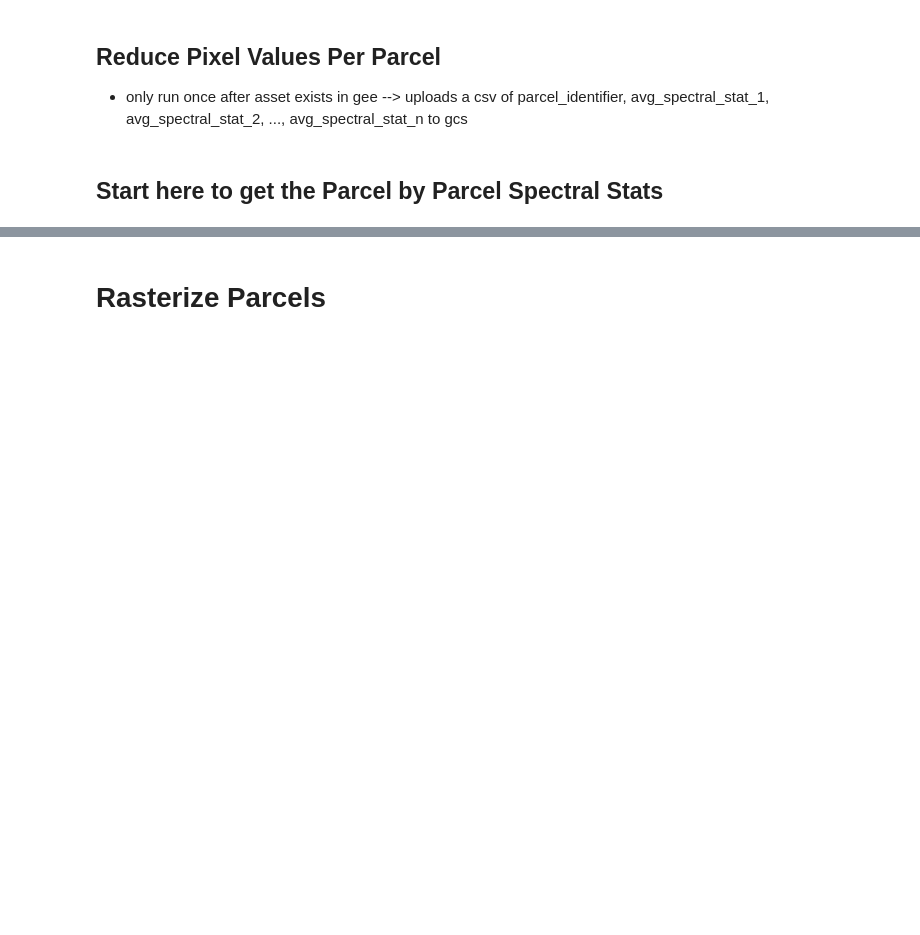
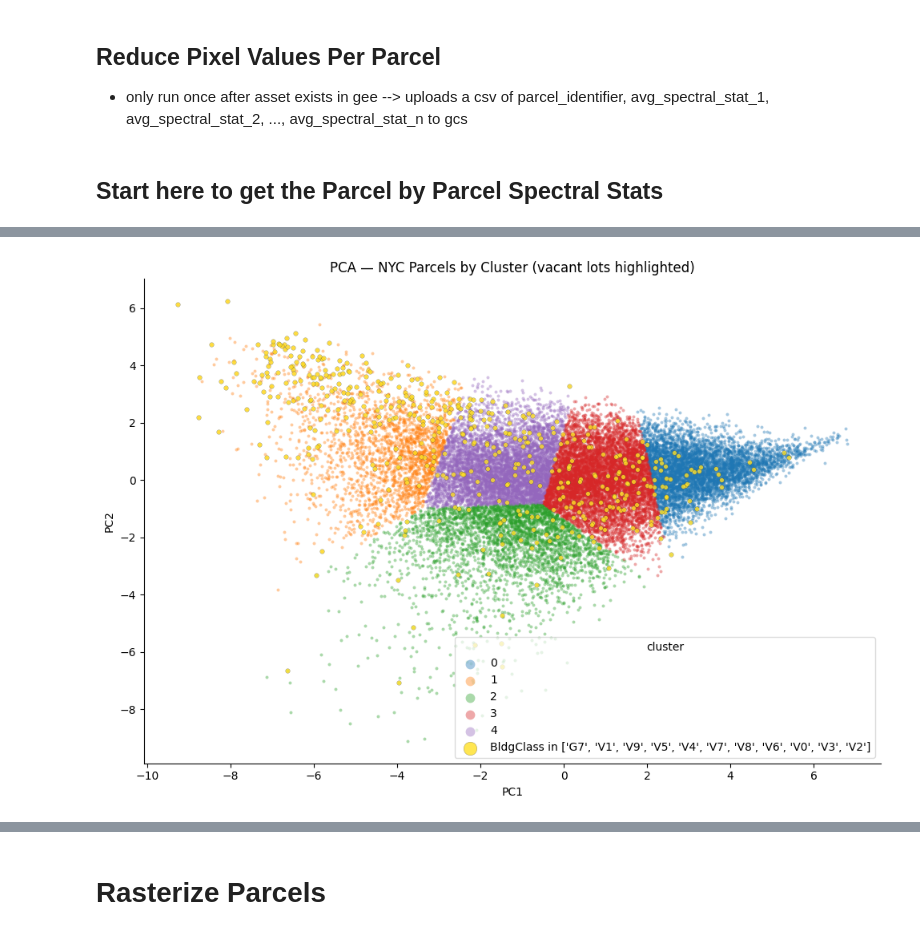
Before and after one commit to poltergeistjoya/Vacant_Lot_Detection, a Jupyter notebook: EDA/01_cluster_lots.ipynb, the cells around one changed output, grey strips where cells are left out. Saved outputs shown, nothing was run; the diff lists cells and outputs as text; code cells hidden in the pictures; blank space fills up the shorter version.

```diff
--- a/EDA/01_cluster_lots.ipynb
+++ b/EDA/01_cluster_lots.ipynb
@@ -130,5 +131,7 @@ spectral_df
 # %%
-mappluto_features = sampled_gdf[["BBL", f"{CONFIG.parcel.landuse_column}", "geometry", "geom_perimeter_epsg32618", "area_m2_epsg32618"]].copy()
+epsg_tag = CONFIG.raster.output_crs.replace(":", "").lower()
+
+mappluto_features = sampled_gdf[["BBL", f"{CONFIG.parcel.landuse_column}", "geometry", f"geom_perimeter_{epsg_tag}", f"area_m2_{epsg_tag}"]].copy()
 mappluto_features.head()
 # %%
 # spectral only clustering
@@ -151,5 +176,5 @@ merged_df
 # %%
-plot_pca(
+_ = plot_pca(
     df=merged_df,
     output_dir=CONFIG.get_figures_dir(),
     color_col="cluster",
@@ -157,3 +182,4 @@ plot_pca(
     highlight_value=CONFIG.parcel.vacant_codes,   # vacant lots drawn on top in yellow
     title="PCA — NYC Parcels by Cluster (vacant lots highlighted)",
 )
+# %% [output]
@@ -160,2 +187,3 @@ plot_pca(
+[figure, added]
 # %%
 out_path, composition_df = plot_cluster_composition(merged_df, output_dir=CONFIG.get_figures_dir(), category_col=CONFIG.parcel.landuse_column, vacant_codes=CONFIG.parcel.vacant_codes)
```
Also changed, not shown: parts of 8 cells of this notebook, 4 other files.
